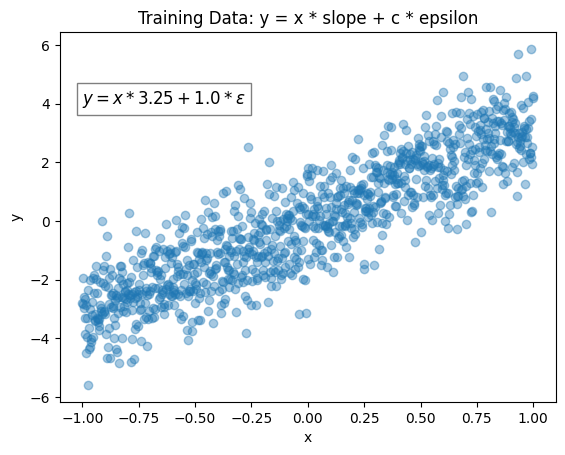
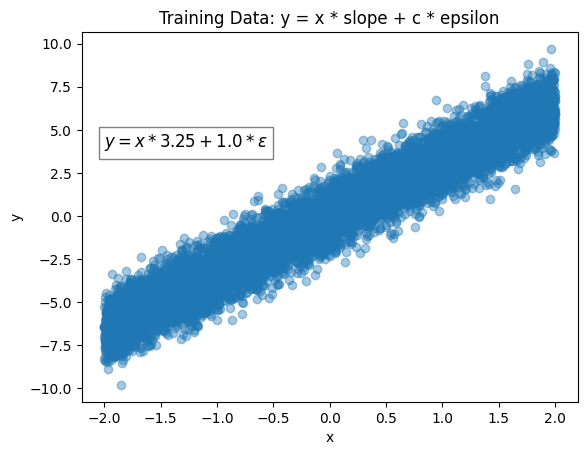
Unified diff of the notebook cell whose output changed from the first chart to the second:
--- before
+++ after
@@ -3,6 +3,6 @@
 desired_slope = 3.25
 # Set number of samples we want in our training data set
-num_training_samples = 1000
-x_train = np.linspace(-1, 1, 1000)[:, np.newaxis]
+num_training_samples = 10000
+x_train = np.linspace(-2, 2, num_training_samples)[:, np.newaxis]
 # Set a constant c to scale the noise from epsilon
 c = 1. 
@@ -14,5 +14,5 @@
 plt.xlabel('x')
 plt.ylabel('y')
-plt.text(-1., 4, f'$y = x * {desired_slope} + {c} * \epsilon$',
+plt.text(-2., 4, f'$y = x * {desired_slope} + {c} * \epsilon$',
                        fontsize=12, bbox=dict(facecolor='white', alpha=0.5, edgecolor='black')) 
 plt.show()

Commit: Revisions to Bayesian linear model using TensorFlow Probability.